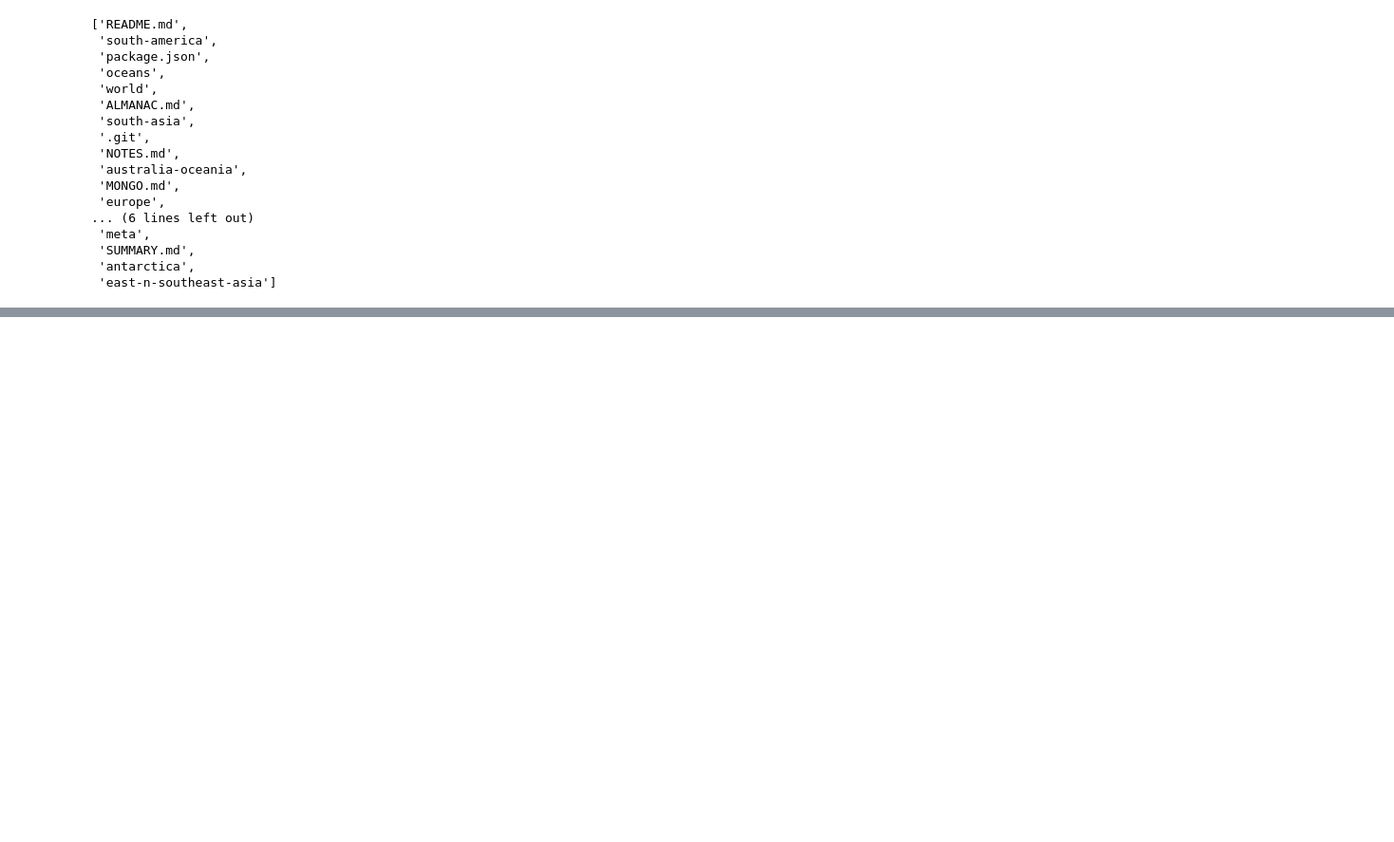
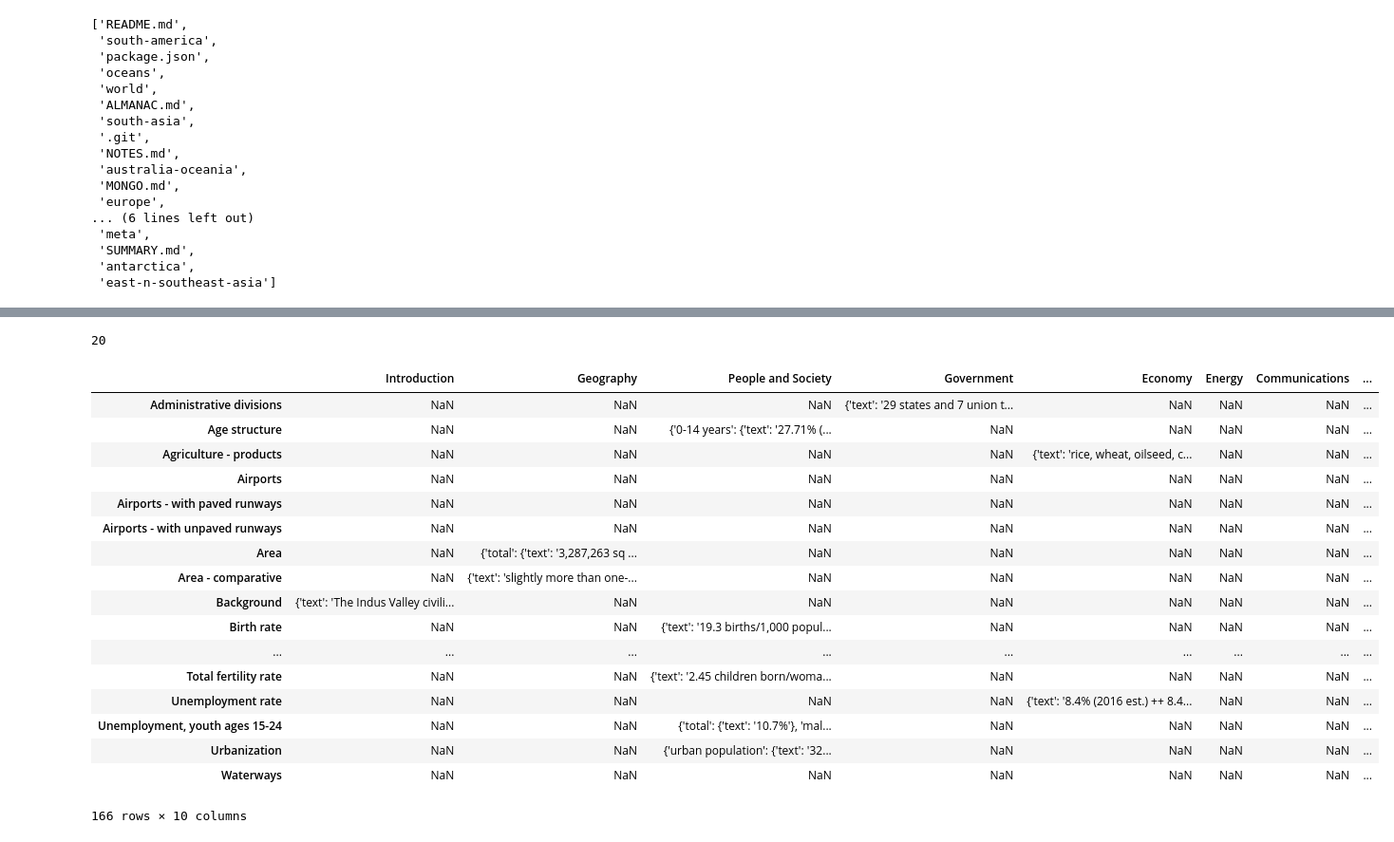
Before and after one commit to camligorkem/ADA_2018_Project, a Jupyter notebook: WorldFact.ipynb, the cells around one changed output, grey strips where cells are left out. Shown at 95% size. Cells and saved outputs as stored; diff of their text form; code cells hidden in the pictures; blank space fills up the shorter version.

```diff
--- a/WorldFact.ipynb
+++ b/WorldFact.ipynb
@@ -13,4 +17,6 @@ DATA_FOLDER = './Data'
 # %%
-country_List=['US', 'IE' ,'AU' ,'GB' ,'CA', 'IN' ,'NZ' ,'ZA', 'LK', 'SG', 'PH' ,'GH', 'NG', 'KE',
+#Determine country list that are included in Now Corpus
+country_List=['US', 'EI' ,'AU' ,'GB' ,'CA', 'IN' ,'NZ' ,'ZA', 'LK', 'SG', 'PH' ,'GH', 'NG', 'KE',
  'HK', 'JM', 'PK' ,'BD', 'MY' ,'TZ']
+#convert the country names to lower cases
 country_List=[x.lower() for x in country_List]
@@ -435,0 +109,27 @@ a
+# %%
+#check how many country data we have
+len(countries)
+# %% [output]
+20
+# %%
+#check how one country data looks like
+countries[5]
+# %% [output]
+|  | Introduction | Geography | People and Society | Government | Economy | Energy | Communications | ... |
+| Administrative divisions | NaN | NaN | NaN | {'text': '29 states and 7 union t... | NaN | NaN | NaN | ... |
+| Age structure | NaN | NaN | {'0-14 years': {'text': '27.71% (... | NaN | NaN | NaN | NaN | ... |
+| Agriculture - products | NaN | NaN | NaN | NaN | {'text': 'rice, wheat, oilseed, c... | NaN | NaN | ... |
+| Airports | NaN | NaN | NaN | NaN | NaN | NaN | NaN | ... |
+| Airports - with paved runways | NaN | NaN | NaN | NaN | NaN | NaN | NaN | ... |
+| Airports - with unpaved runways | NaN | NaN | NaN | NaN | NaN | NaN | NaN | ... |
+| Area | NaN | {'total': {'text': '3,287,263 sq ... | NaN | NaN | NaN | NaN | NaN | ... |
+| Area - comparative | NaN | {'text': 'slightly more than one-... | NaN | NaN | NaN | NaN | NaN | ... |
+| Background | {'text': 'The Indus Valley civili... | NaN | NaN | NaN | NaN | NaN | NaN | ... |
+| Birth rate | NaN | NaN | {'text': '19.3 births/1,000 popul... | NaN | NaN | NaN | NaN | ... |
+| ... | ... | ... | ... | ... | ... | ... | ... | ... |
+| Total fertility rate | NaN | NaN | {'text': '2.45 children born/woma... | NaN | NaN | NaN | NaN | ... |
+| Unemployment rate | NaN | NaN | NaN | NaN | {'text': '8.4% (2016 est.) ++ 8.4... | NaN | NaN | ... |
+| Unemployment, youth ages 15-24 | NaN | NaN | {'total': {'text': '10.7%'}, 'mal... | NaN | NaN | NaN | NaN | ... |
+| Urbanization | NaN | NaN | {'urban population': {'text': '32... | NaN | NaN | NaN | NaN | ... |
+| Waterways | NaN | NaN | NaN | NaN | NaN | NaN | NaN | ... |
+166 rows × 10 columns
```
Also changed, not shown: parts of 50 cells of this notebook.
